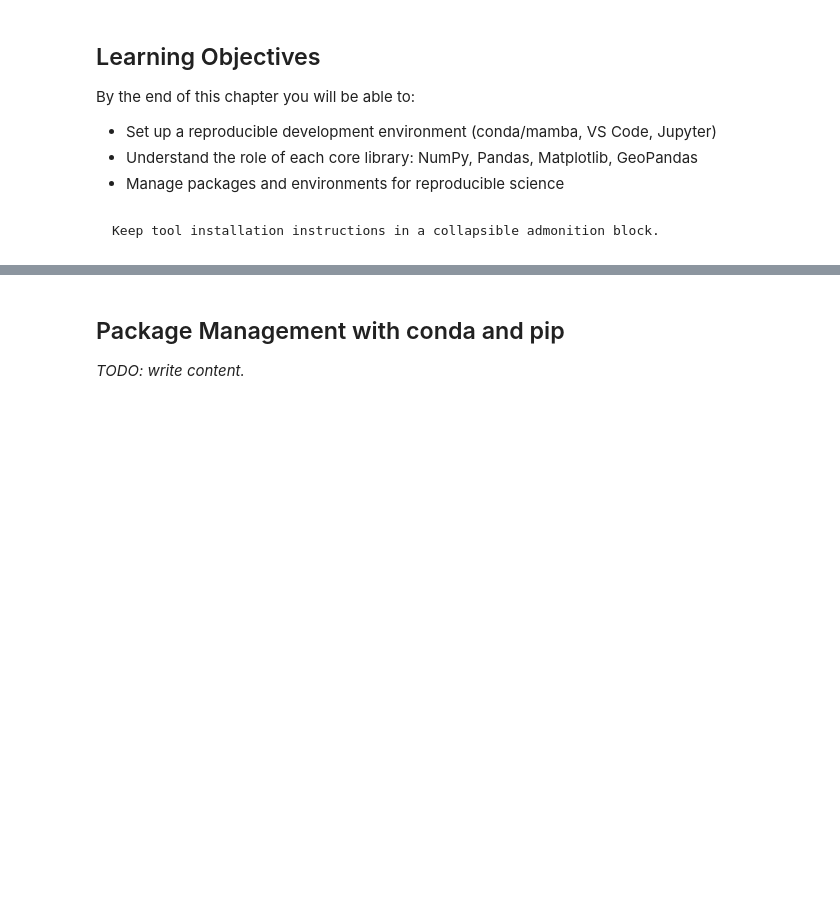
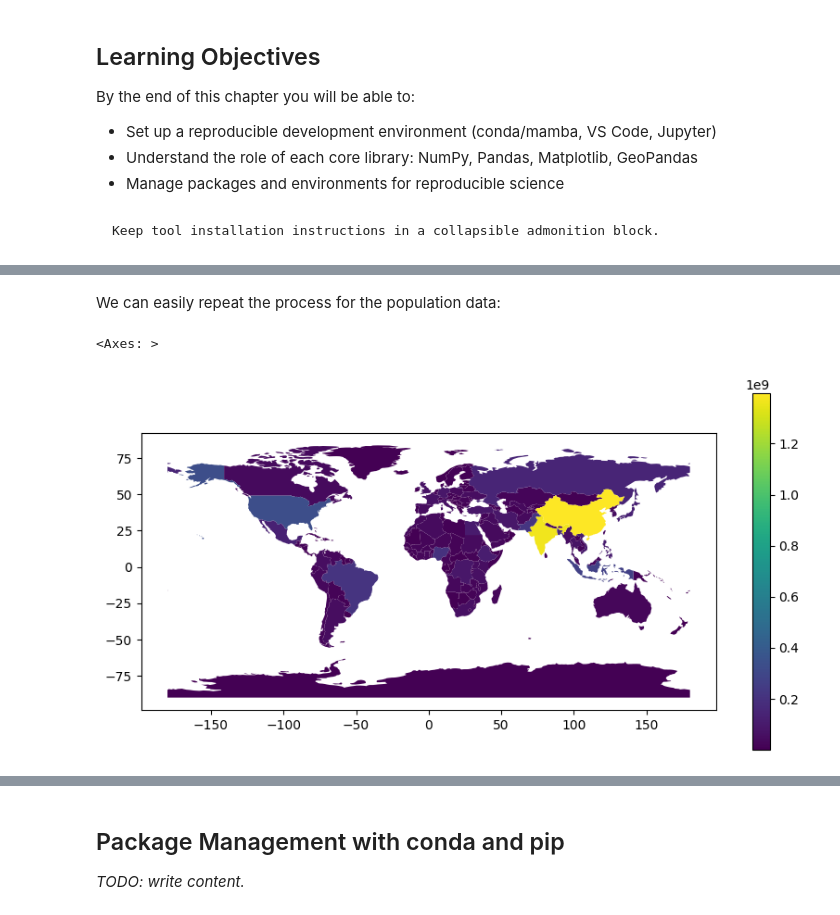
Before and after one commit to LambdaGeo/geospatial-modeling-python, a Jupyter notebook: docs/part1/ch01_ecosystem.ipynb, the cells around one changed output, grey strips where cells are left out. Drawn from its saved outputs; the diff is of its cells as text; code cells hidden in the pictures; blank space fills up the shorter version.

```diff
--- a/docs/part1/ch01_ecosystem.ipynb
+++ b/docs/part1/ch01_ecosystem.ipynb
@@ -85,0 +67,8 @@ Arquivo 'world_data.csv' salvo com sucesso!
+# %% [markdown]
+We can easily repeat the process for the population data:
+# %%
+# Now, let's visualize population instead of GDP
+world.plot(column='POP_EST', legend=True, figsize=(10, 5))
+# %% [output]
+<Axes: >
+[figure, added]
```
Also changed, not shown: parts of 17 cells of this notebook, 3 other files.
